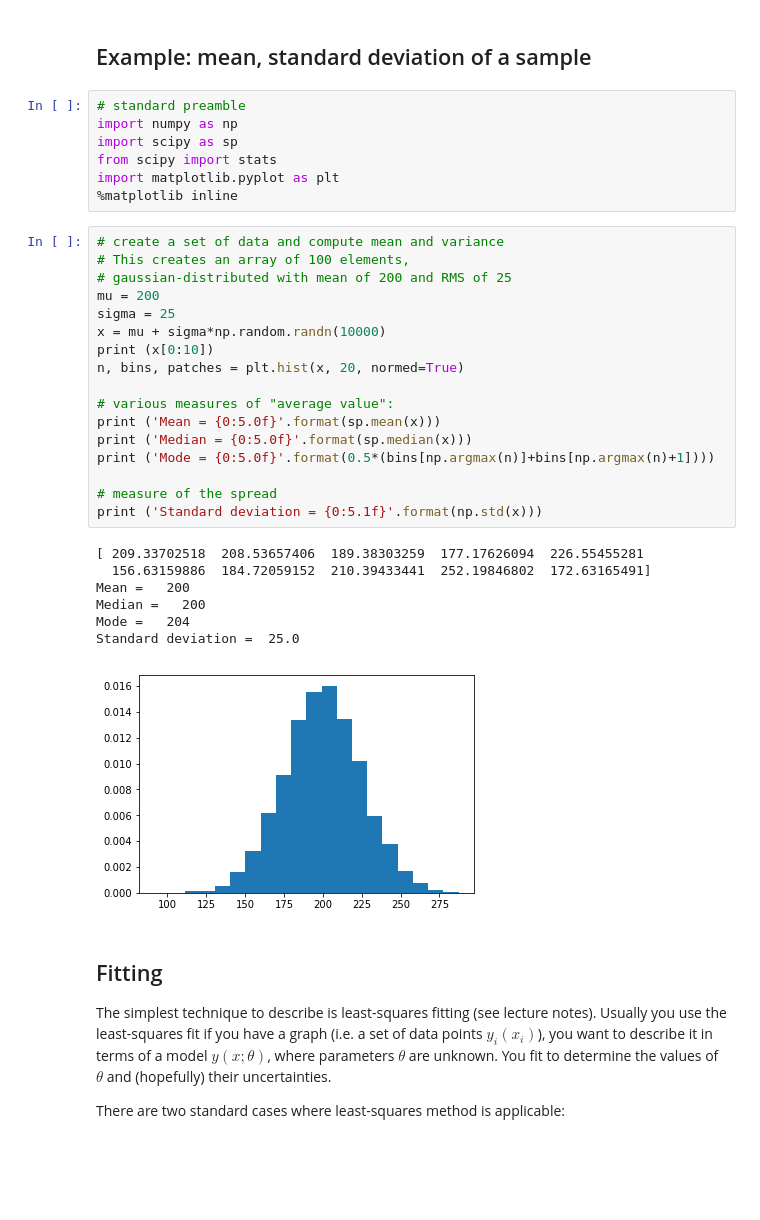
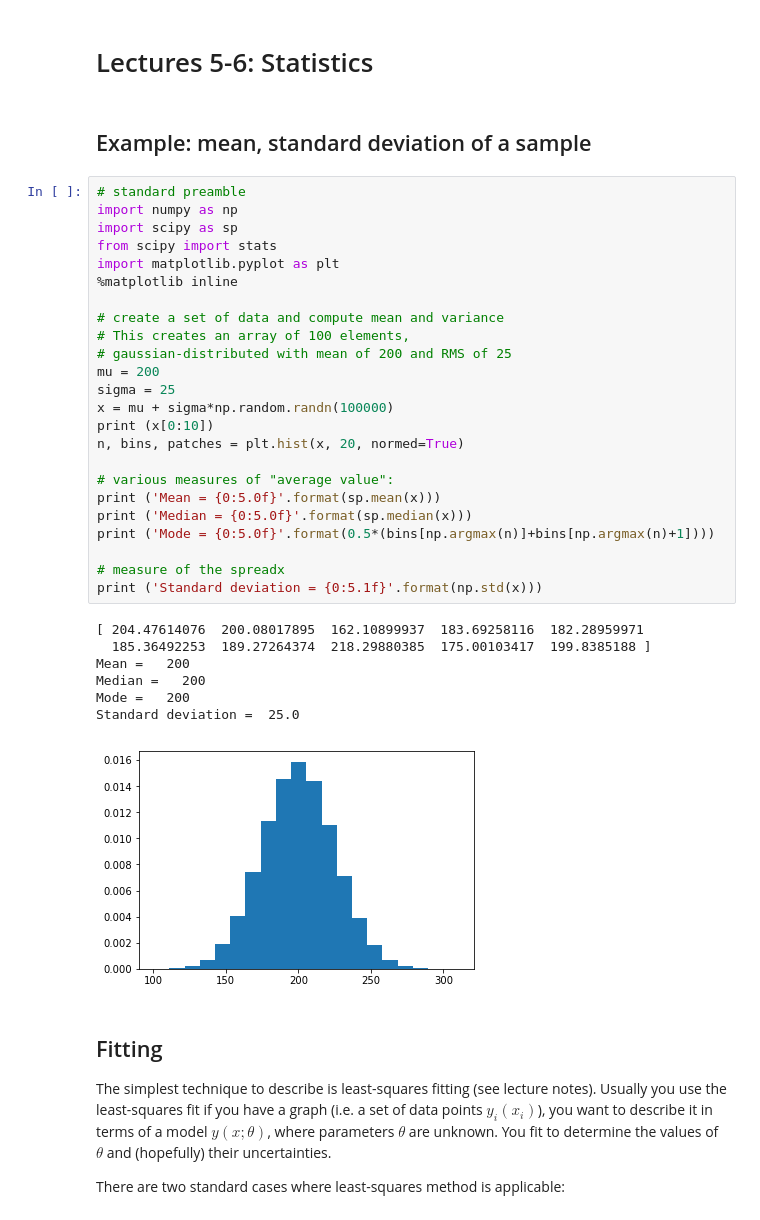
Before and after one commit to data-8/physics-connector, a Jupyter notebook: sp18/Week5/Lecture05.ipynb, the cells around one changed output. Cells and saved outputs as stored; diff of their text form; blank space fills up the shorter version.

```diff
--- a/sp18/Week5/Lecture05.ipynb
+++ b/sp18/Week5/Lecture05.ipynb
@@ -1,37 +1,39 @@
+# %% [markdown]
+# Lectures 5-6: Statistics
 # %% [markdown]
 ## Example: mean, standard deviation of a sample
-# %%
-# standard preamble
-import numpy as np
-import scipy as sp
-from scipy import stats
-import matplotlib.pyplot as plt
-%matplotlib inline
 # %%
+# standard preamble
+import numpy as np
+import scipy as sp
+from scipy import stats
+import matplotlib.pyplot as plt
+%matplotlib inline
+
 # create a set of data and compute mean and variance
 # This creates an array of 100 elements,
 # gaussian-distributed with mean of 200 and RMS of 25
 mu = 200
 sigma = 25
-x = mu + sigma*np.random.randn(10000)
+x = mu + sigma*np.random.randn(100000)
 print (x[0:10])
 n, bins, patches = plt.hist(x, 20, normed=True)
 
 # various measures of "average value":
 print ('Mean = {0:5.0f}'.format(sp.mean(x)))
 print ('Median = {0:5.0f}'.format(sp.median(x)))
 print ('Mode = {0:5.0f}'.format(0.5*(bins[np.argmax(n)]+bins[np.argmax(n)+1])))
 
-# measure of the spread
+# measure of the spreadx
 print ('Standard deviation = {0:5.1f}'.format(np.std(x)))
 # %% [output]
-[ 209.33702518  208.53657406  189.38303259  177.17626094  226.55455281
-  156.63159886  184.72059152  210.39433441  252.19846802  172.63165491]
+[ 204.47614076  200.08017895  162.10899937  183.69258116  182.28959971
+  185.36492253  189.27264374  218.29880385  175.00103417  199.8385188 ]
 Mean =   200
 Median =   200
-Mode =   204
+Mode =   200
 Standard deviation =  25.0
-[figure, old version]
+[figure, new version]
 # %% [markdown]
 ## Fitting
 
```
Also changed, not shown: parts of 3 cells of this notebook, 1 other file.
